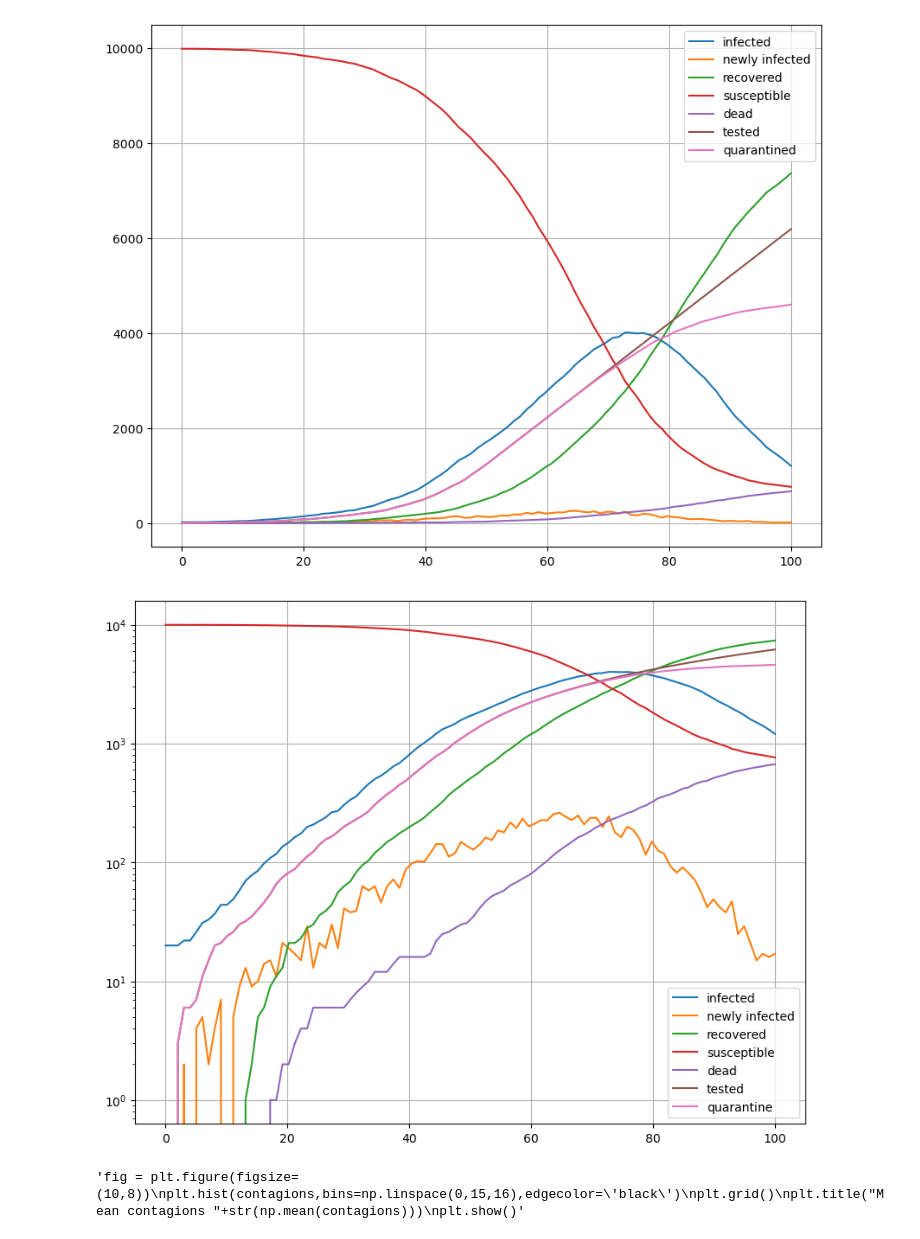
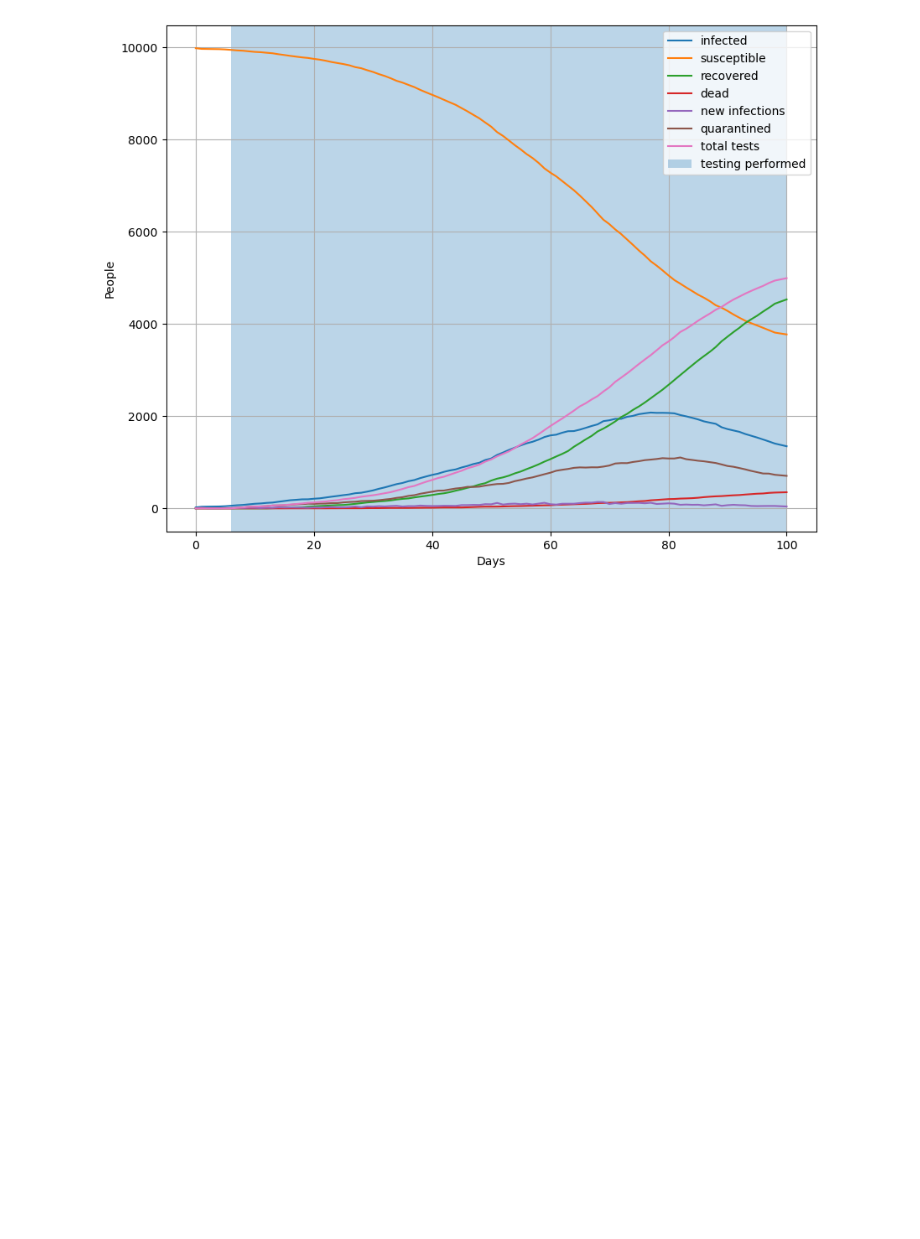
Before and after one commit to Queens-Physics/quaboom, a Jupyter notebook: RunEpidemicPlot.ipynb, the cells around one changed output. Cells and saved outputs as stored; diff of their text form; code cells hidden in the pictures; blank space fills up the shorter version.

Commit message:
Changed run function to a class

```diff
--- a/RunEpidemicPlot.ipynb
+++ b/RunEpidemicPlot.ipynb
@@ -9,6 +6,6 @@ nDays = 100 #simulation length
 nPop = int(1e4) #the population
 n0 = 20 # number infected on day 0
 
-# Function with interaction sites
-infected, new_infected, recovered, susceptible, dead, tested, quarantined, masks, lockdown, Population = simulation(nPop, n0, nDays)
+sim = simulation.simulation(nPop, n0, nDays)
+sim.run()
 # %% [output]
@@ -26,36 +29,8 @@ Day: 9, infected: 4787, recovered: 0, suceptible: 5213, dead: 0, tested: 319 tot
-# %%
-days = np.linspace(0,len(infected),len(infected))
-
-plt.figure(figsize=(10, 8), dpi=100)
-plt.plot(days,infected,label="infected")
-plt.plot(days,new_infected,label="newly infected")
-plt.plot(days,recovered,label="recovered")
-plt.plot(days,susceptible,label="susceptible")
-plt.plot(days,dead,label="dead")
-plt.plot(days,tested,label="tested")
-plt.plot(days,quarantined,label="quarantined")
-plt.grid()
-plt.legend()
-
-plt.figure(figsize=(10, 8), dpi=100)
-plt.plot(days,infected,label="infected")
-plt.plot(days,new_infected,label="newly infected")
-plt.plot(days,recovered,label="recovered")
-plt.plot(days,susceptible,label="susceptible")
-plt.plot(days,dead,label="dead")
-plt.plot(days,tested,label="tested")
-plt.plot(days,quarantined,label="quarantine")
-plt.grid()
-plt.legend()
-plt.yscale("log")
-plt.show()
-
-'''fig = plt.figure(figsize=(10,8))
-plt.hist(contagions,bins=np.linspace(0,15,16),edgecolor='black')
-plt.grid()
-plt.title("Mean contagions "+str(np.mean(contagions)))
-plt.show()'''
-# %% [output]
-[figure, removed]
-[figure, removed]
-'fig = plt.figure(figsize=(10,8))\nplt.hist(contagions,bins=np.linspace(0,15,16),edgecolor=\'black\')\nplt.grid()\nplt.title("Mean contagions "+str(np.mean(contagions)))\nplt.show()'
+# %%
+plot_kws = {"plot_infected":True, "plot_recovered":True, "plot_dead":True, "plot_susceptible":True,
+            "plot_new_infected":True, "plot_quarantined":True, "plot_tested":True,
+            "plot_lockdown":False, "plot_masks":False, "plot_testing":True,
+            'log':False}
+sim.plot(**plot_kws)
+# %% [output]
+[figure, added]
```
Also changed, not shown: parts of 4 cells of this notebook, 1 other file.
